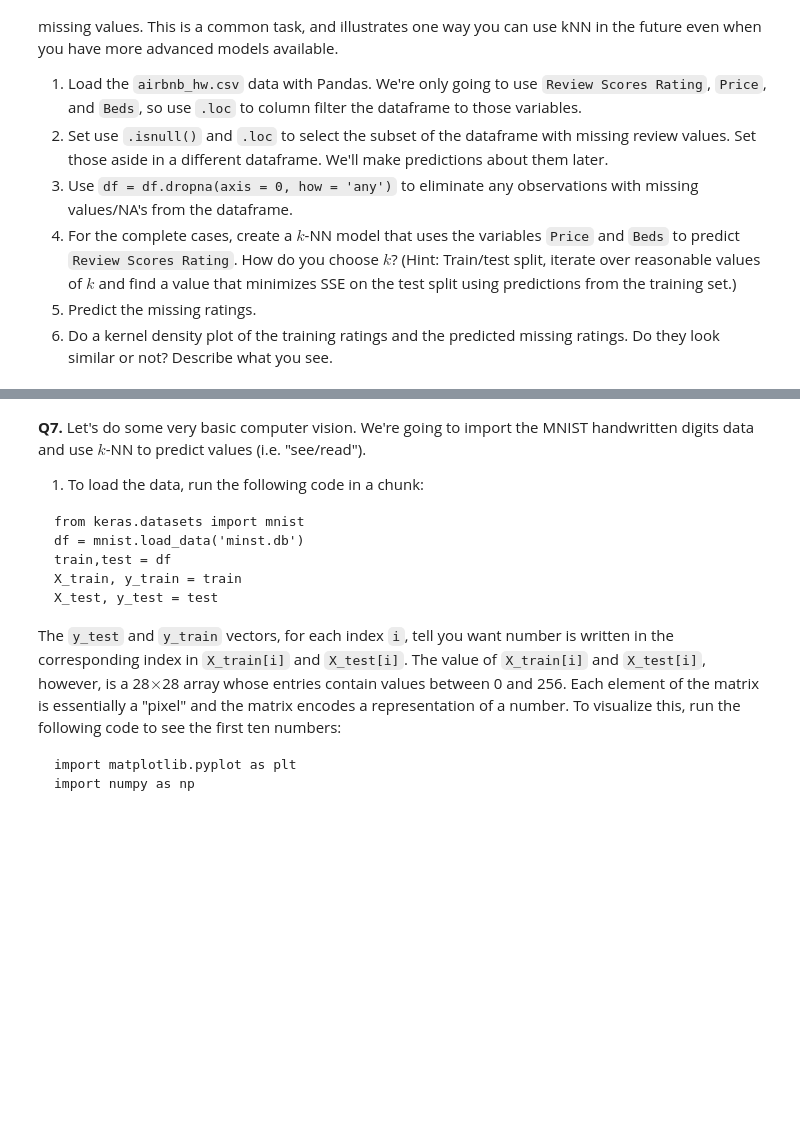
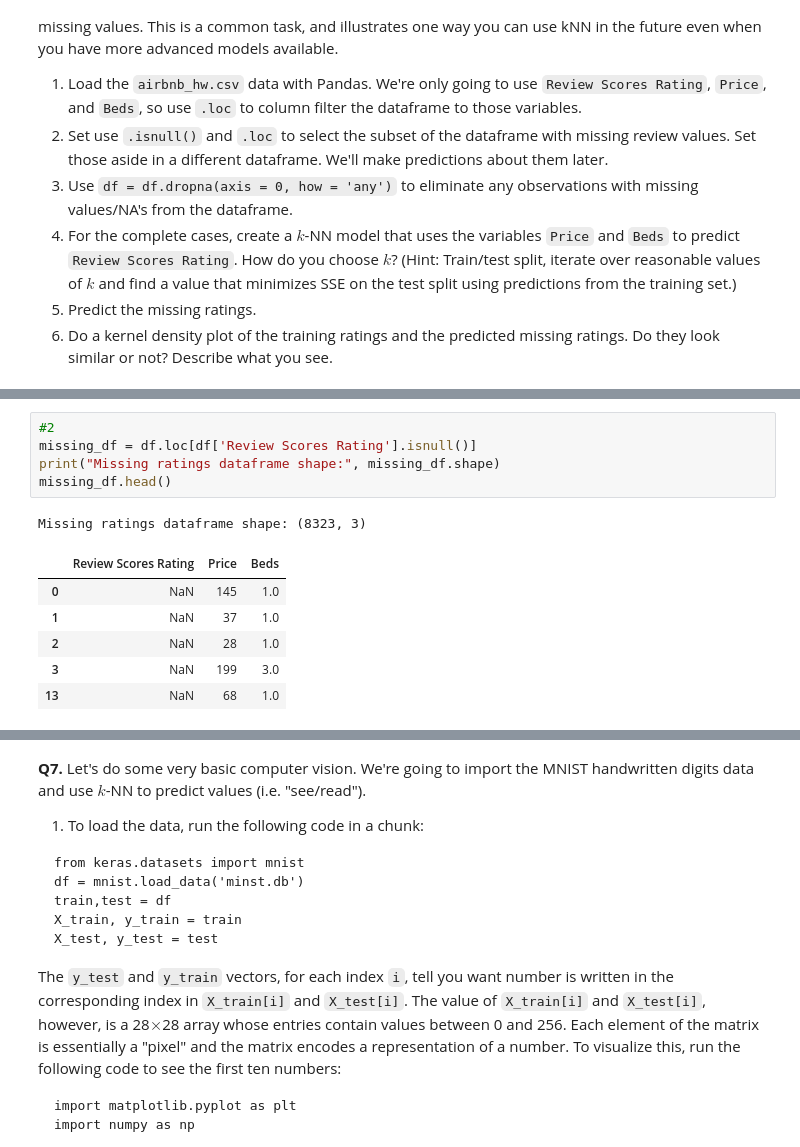
Before and after one commit to anthonyzhang4/HW3, a Jupyter notebook: 02_assignment_knn.ipynb, the cells around one changed output, grey strips where cells are left out. Cells and saved outputs as stored; diff of their text form; blank space fills up the shorter version.

```diff
--- a/02_assignment_knn.ipynb
+++ b/02_assignment_knn.ipynb
@@ -301,0 +314,13 @@ There are 30,478 observations, but only 22,155 ratings. We're going to build a k
+# %%
+#2
+missing_df = df.loc[df['Review Scores Rating'].isnull()]
+print("Missing ratings dataframe shape:", missing_df.shape)
+missing_df.head()
+# %% [output]
+Missing ratings dataframe shape: (8323, 3)
+|  | Review Scores Rating | Price | Beds |
+| 0 | NaN | 145 | 1.0 |
+| 1 | NaN | 37 | 1.0 |
+| 2 | NaN | 28 | 1.0 |
+| 3 | NaN | 199 | 3.0 |
+| 13 | NaN | 68 | 1.0 |
```
Also changed, not shown: parts of 7 cells of this notebook.
